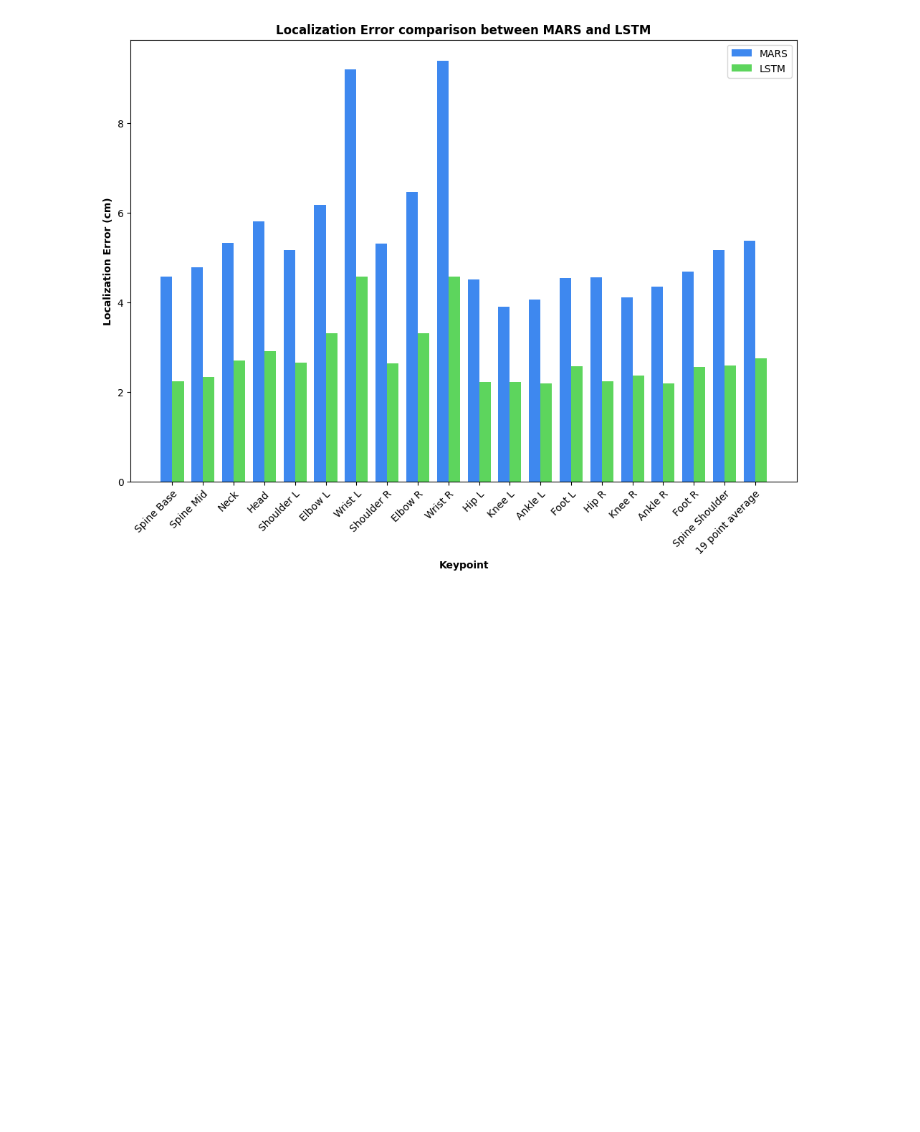
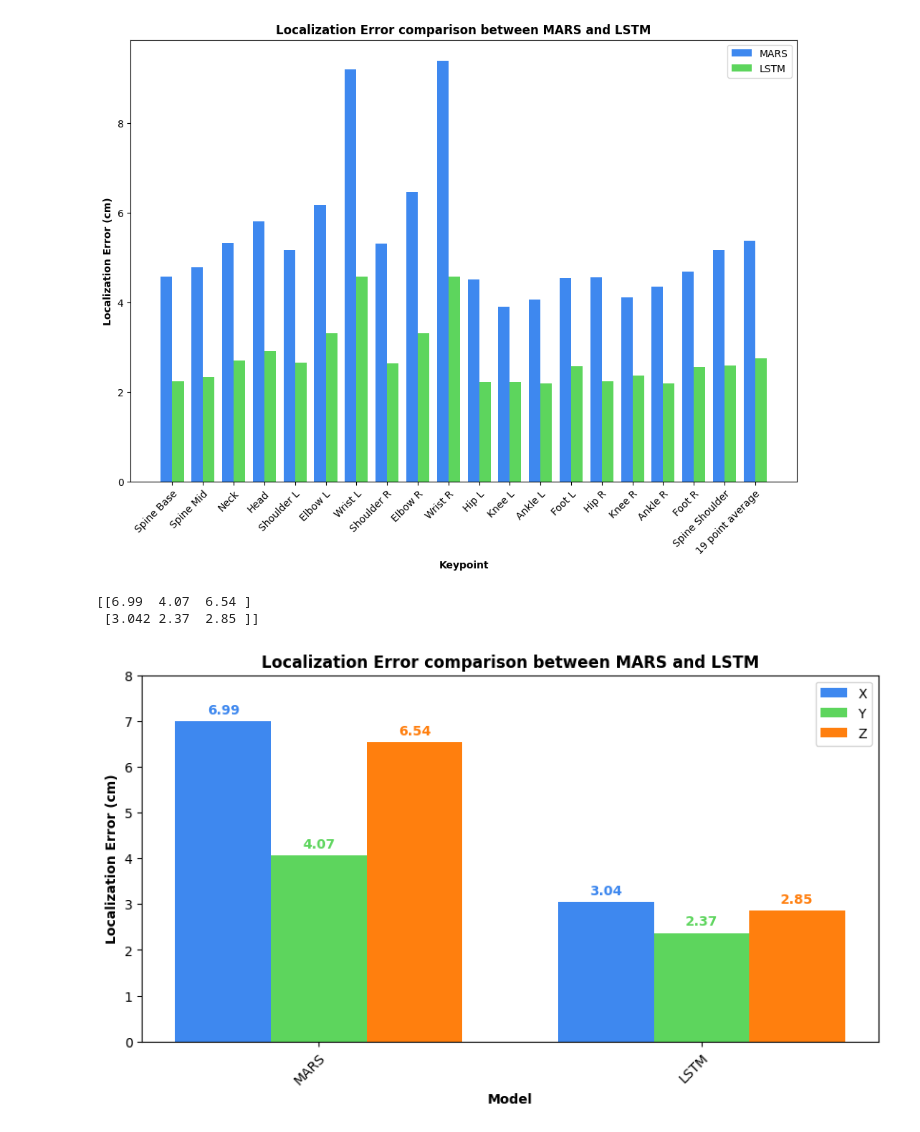
Before and after one commit to dansavastre/MARS_LSTM, a Jupyter notebook: data_processing.ipynb, the cells around one changed output. Saved outputs shown, nothing was run; the diff lists cells and outputs as text; code cells hidden in the pictures; blank space fills up the shorter version.

Commit message:
update data processing

```diff
--- a/data_processing.ipynb
+++ b/data_processing.ipynb
@@ -57,3 +57,49 @@ plt.show(block=True)
 # plt.savefig('models/Accuracy/localization_error_MARS_vs_LSTM.png')
 # %% [output]
 [figure]
+# %%
+# Bar graph of Localization error for each axis for MARS and LSTM
+
+# Load the accuracy data
+MARS_accuracy_data = np.loadtxt('models/Accuracy/MARS_accuracy.txt')
+LSTM_accuracy_data = np.load('models/Accuracy/LSTM_rsf_16_accuracy.npy')
+
+axis_labels = np.array(['MARS', 'LSTM'])
+n_models = len(axis_labels)
+
+localization_error = np.array([MARS_accuracy_data[19, [0, 2, 4]], LSTM_accuracy_data[19, [0, 2, 4]]])
+
+print(localization_error)
+
+# Create the figure and axis
+fig, ax = plt.subplots(figsize=(10, 5))
+x = np.arange(n_models)
+width = 0.5
+
+# Plot the data grouped by axis
+ax.bar(x - width / 2, localization_error[:, 0], width/2, label='X', color='#3e88ef')
+ax.bar(x, localization_error[:, 1], width/2, label='Y', color='#5dd55d')
+ax.bar(x + width / 2, localization_error[:, 2], width/2, label='Z', color='#ff7f0e')
+
+# Add values on top of the bars
+for i in range(n_models):
+    ax.text(x[i] - width / 2, localization_error[i, 0] + 0.1, f'{localization_error[i, 0]:.2f}', ha='center', va='bottom', weight='bold', color='#3e88ef')
+    ax.text(x[i], localization_error[i, 1] + 0.1, f'{localization_error[i, 1]:.2f}', ha='center', va='bottom', weight='bold', color='#5dd55d')
+    ax.text(x[i] + width / 2, localization_error[i, 2] + 0.1, f'{localization_error[i, 2]:.2f}', ha='center', va='bottom', weight='bold', color='#ff7f0e')
+
+# Add labels and legend
+ax.set_title('Localization Error comparison between MARS and LSTM', weight='black')
+ax.set_xticks(x)
+ax.set_xticklabels(axis_labels, rotation=45, ha='right', rotation_mode='anchor', va='top')
+ax.set_ylabel('Localization Error (cm)', weight='black')
+ax.set_xlabel('Model', weight='black')
+ax.legend()
+
+# Set the y-axis limits
+ax.set_ylim(0, 8)
+
+plt.show(block=True)
+# %% [output]
+[[6.99  4.07  6.54 ]
+ [3.042 2.37  2.85 ]]
+[figure, added]
```
